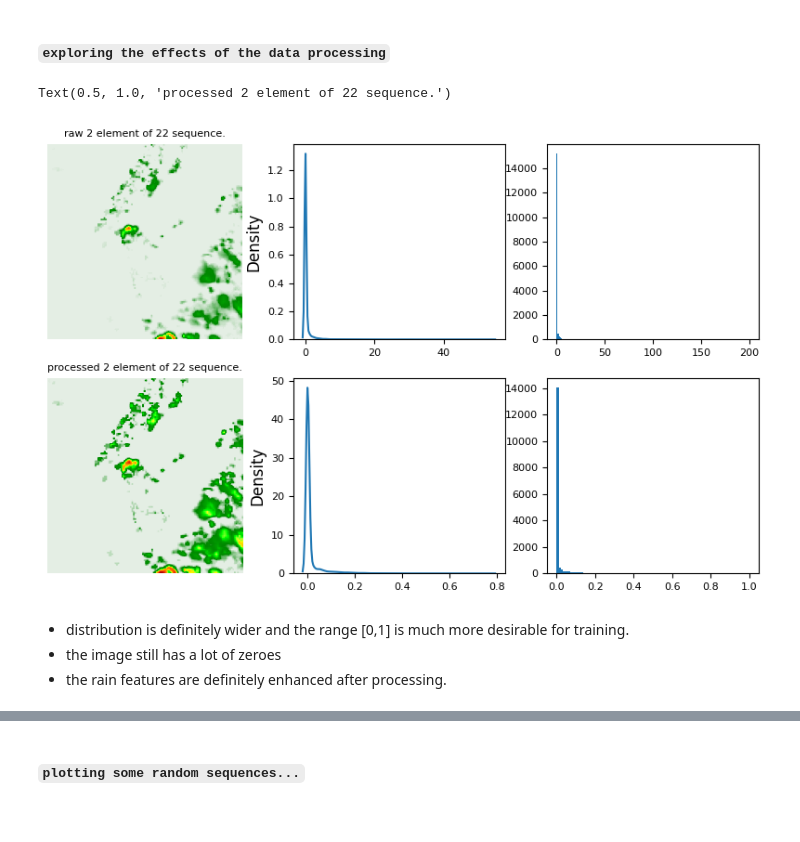
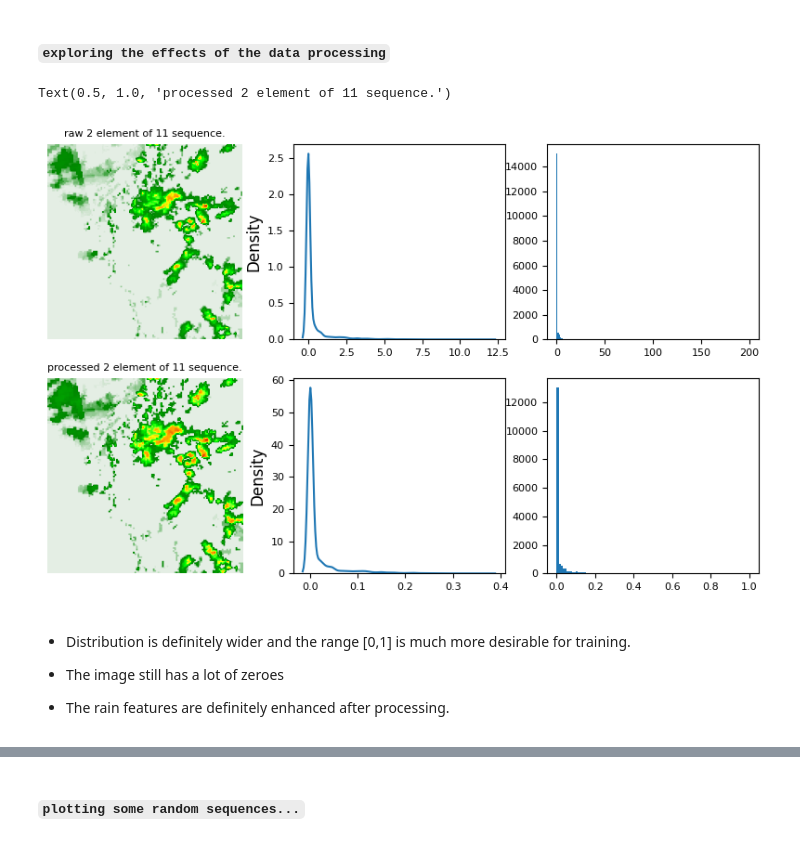
Before and after one commit to Dseal95/DYffcast, a Jupyter notebook: rainnow/notebooks/imerg_data/imerg_data_distributions_percentiles.ipynb, the cells around one changed output, grey strips where cells are left out. Drawn from its saved outputs; the diff is of its cells as text; code cells hidden in the pictures.

Commit message:
all imerg data NBs running after restructuring.

```diff
--- a/rainnow/notebooks/imerg_data/imerg_data_distributions_percentiles.ipynb
+++ b/rainnow/notebooks/imerg_data/imerg_data_distributions_percentiles.ipynb
@@ -205,32 +206,34 @@ assert np.allclose(data, reversed_data)
 #### `exploring the effects of the data processing`
 # %%
 # plot a raw and a processed data sequence element.
-idx = 22
+idx = 11
 s = 2
 
 plt.rcParams["xtick.labelsize"] = 8
 plt.rcParams["ytick.labelsize"] = 8
 fig, axs = plt.subplots(2, 3, figsize=(10, 6))
 cmap = rain_cmap
 
 axs[0, 0].imshow(data[idx, s, :, :], cmap=cmap)
 axs[0, 0].axis("off")
 sns.kdeplot(data[idx, s, :, :].flatten(), ax=axs[0, 1])
 axs[0, 2].hist(data[idx, s, :, :].flatten(), bins=np.arange(0, 200 + 0.1, 1))
 axs[0, 0].set_title(f"raw {s} element of {idx} sequence.", fontsize=8)
 
 axs[1, 0].imshow(processed_data[idx, s, :, :], cmap=cmap)
 axs[1, 0].axis("off")
 sns.kdeplot(processed_data[idx, s, :, :].flatten(), ax=axs[1, 1])
 axs[1, 2].hist(processed_data[idx, s, :, :].flatten(), bins=np.arange(0, 1 + 0.01, 0.01))
 axs[1, 0].set_title(f"processed {s} element of {idx} sequence.", fontsize=8)
 # %% [output]
-Text(0.5, 1.0, 'processed 2 element of 22 sequence.')
+Text(0.5, 1.0, 'processed 2 element of 11 sequence.')
-[figure, old version]
+[figure, new version]
 # %% [markdown]
-* distribution is definitely wider and the range [0,1] is much more desirable for training.
-* the image still has a lot of zeroes
-* the rain features are definitely enhanced after processing.
+* Distribution is definitely wider and the range [0,1] is much more desirable for training.
+
+* The image still has a lot of zeroes
+
+* The rain features are definitely enhanced after processing.
 # %%
 # plot raw, lin norm, max_lin_norm sequence + reversed.
 fig, axs = plt.subplots(4, data.shape[1], figsize=(14, 10))
```
Also changed, not shown: parts of 7 cells of this notebook, 4 other files.
